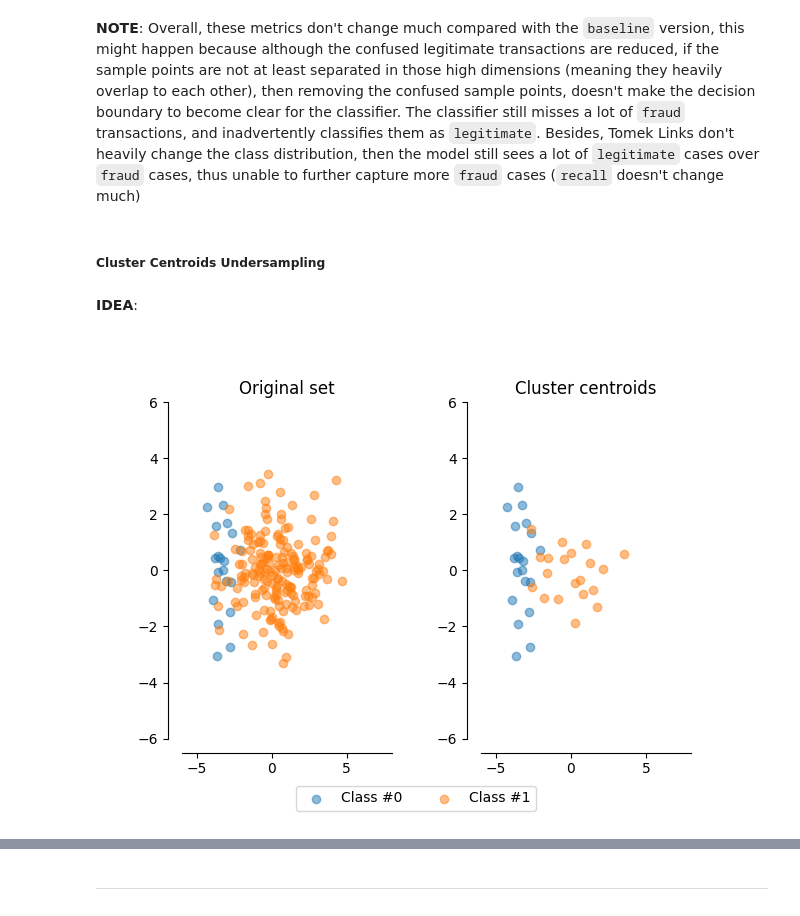
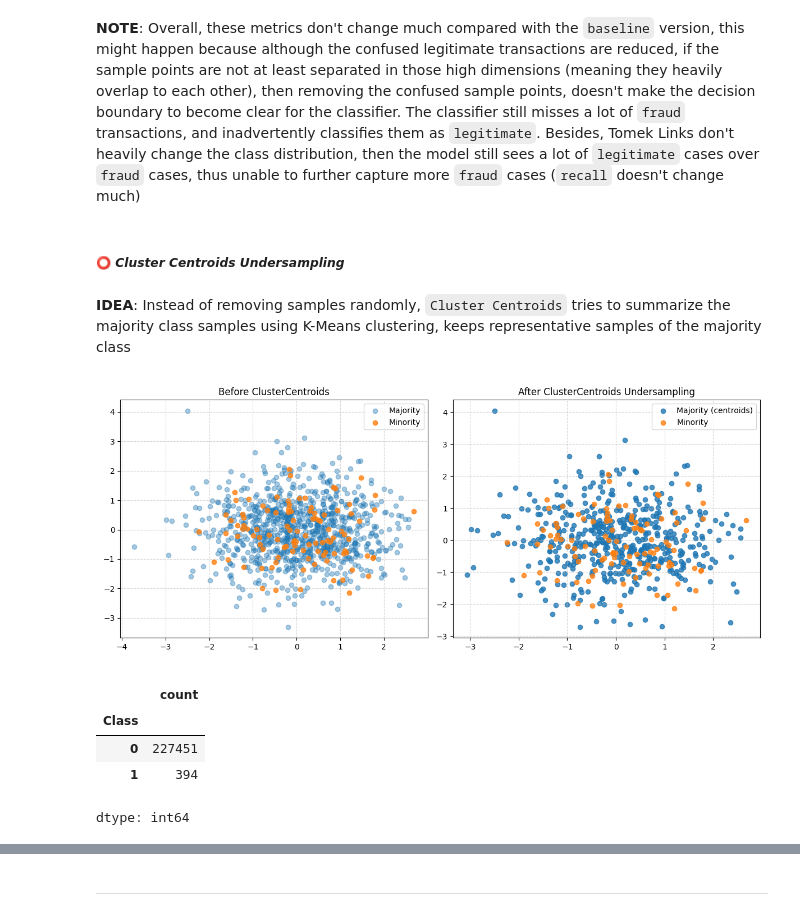
Before and after one commit to trungdung1711/credit-card-fraud-detection, a Jupyter notebook: notebooks/_v1.ipynb, the cells around one changed output, grey strips where cells are left out. Saved outputs shown, nothing was run; the diff lists cells and outputs as text; code cells hidden in the pictures.

```diff
--- a/notebooks/_v1.ipynb
+++ b/notebooks/_v1.ipynb
@@ -816,11 +818,19 @@ dtype: float64
 # %% [markdown]
 **NOTE**: Overall, these metrics don't change much compared with the `baseline` version, this might happen because although the confused legitimate transactions are reduced, if the sample points are not at least separated in those high dimensions (meaning they heavily overlap to each other), then removing the confused sample points, doesn't make the decision boundary to become clear for the classifier. The classifier still misses a lot of `fraud` transactions, and inadvertently classifies them as `legitimate`. Besides, Tomek Links don't heavily change the class distribution, then the model still sees a lot of `legitimate` cases over `fraud` cases, thus unable to further capture more `fraud` cases (`recall` doesn't change much)
 # %% [markdown]
-##### **Cluster Centroids Undersampling**
+##### ⭕ *Cluster Centroids Undersampling*
-# %% [markdown]
-**IDEA**:
+# %% [markdown]
+**IDEA**: Instead of removing samples randomly, `Cluster Centroids` tries to summarize the majority class samples using K-Means clustering, keeps representative samples of the majority class
 # %% [markdown]
-![cluster_centroids.png](embedded-picture-1-old)
+![image.png](embedded-picture-1-new)
+# %%
+y_train.value_counts()
+# %% [output]
+|  | count |
+| Class |  |
+| 0 | 227451 |
+| 1 | 394 |
+dtype: int64
 # %%
 # define the k-fold
 kf = StratifiedKFold(
```
Also changed, not shown: parts of 31 cells of this notebook.
